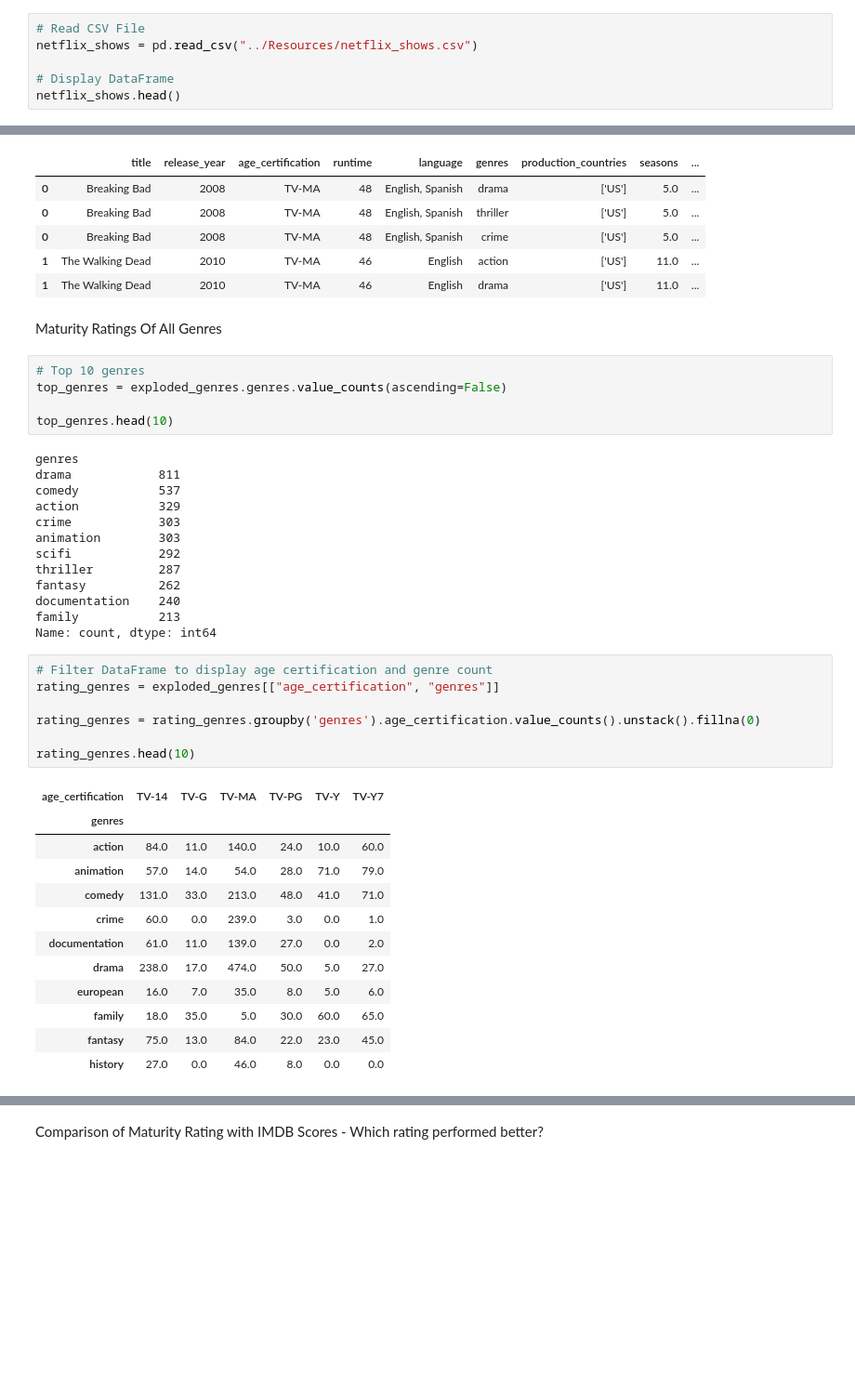
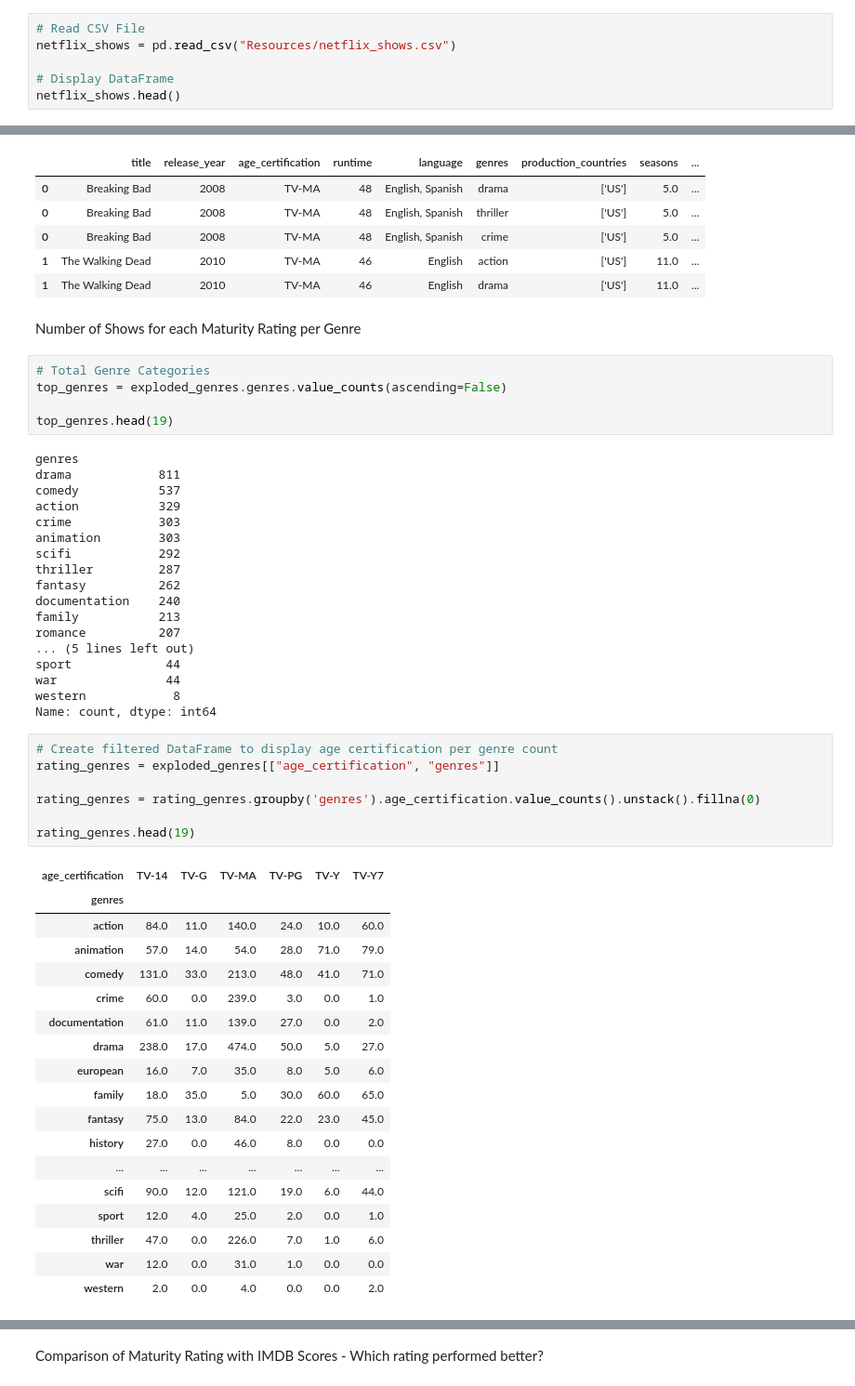
Before and after one commit to NidaB-C/NetflixEDA, a Jupyter notebook: 04_maturity_ratings.ipynb, the cells around one changed output, grey strips where cells are left out. Shown at 93% size. Drawn from its saved outputs; the diff is of its cells as text; blank space fills up the shorter version.

```diff
--- a/04_maturity_ratings.ipynb
+++ b/04_maturity_ratings.ipynb
@@ -13,6 +13,6 @@ import numpy
 # %%
 # Read CSV File
-netflix_shows = pd.read_csv("../Resources/netflix_shows.csv")
+netflix_shows = pd.read_csv("Resources/netflix_shows.csv")
 
 # Display DataFrame
 netflix_shows.head()
@@ -52,13 +52,13 @@ exploded_genres.head()
 | 0 | Breaking Bad | 2008 | TV-MA | 48 | English, Spanish | crime | ['US'] | 5.0 | ... |
 | 1 | The Walking Dead | 2010 | TV-MA | 46 | English | action | ['US'] | 11.0 | ... |
 | 1 | The Walking Dead | 2010 | TV-MA | 46 | English | drama | ['US'] | 11.0 | ... |
-# %% [markdown]
-Maturity Ratings Of All Genres
+# %% [markdown]
+Number of Shows for each Maturity Rating per Genre
 # %%
-# Top 10 genres
+# Total Genre Categories
 top_genres = exploded_genres.genres.value_counts(ascending=False)
 
-top_genres.head(10)
+top_genres.head(19)
 # %% [output]
 genres
 drama            811
@@ -71,27 +71,38 @@ thriller         287
 fantasy          262
 documentation    240
 family           213
+romance          207
+... (5 lines left out)
+sport             44
+war               44
+western            8
 Name: count, dtype: int64
 # %%
-# Filter DataFrame to display age certification and genre count
+# Create filtered DataFrame to display age certification per genre count
 rating_genres = exploded_genres[["age_certification", "genres"]]
 
 rating_genres = rating_genres.groupby('genres').age_certification.value_counts().unstack().fillna(0)
 
-rating_genres.head(10)
+rating_genres.head(19)
 # %% [output]
 | age_certification | TV-14 | TV-G | TV-MA | TV-PG | TV-Y | TV-Y7 |
 | genres |  |  |  |  |  |  |
 | action | 84.0 | 11.0 | 140.0 | 24.0 | 10.0 | 60.0 |
 | animation | 57.0 | 14.0 | 54.0 | 28.0 | 71.0 | 79.0 |
 | comedy | 131.0 | 33.0 | 213.0 | 48.0 | 41.0 | 71.0 |
 | crime | 60.0 | 0.0 | 239.0 | 3.0 | 0.0 | 1.0 |
 | documentation | 61.0 | 11.0 | 139.0 | 27.0 | 0.0 | 2.0 |
 | drama | 238.0 | 17.0 | 474.0 | 50.0 | 5.0 | 27.0 |
 | european | 16.0 | 7.0 | 35.0 | 8.0 | 5.0 | 6.0 |
 | family | 18.0 | 35.0 | 5.0 | 30.0 | 60.0 | 65.0 |
 | fantasy | 75.0 | 13.0 | 84.0 | 22.0 | 23.0 | 45.0 |
 | history | 27.0 | 0.0 | 46.0 | 8.0 | 0.0 | 0.0 |
+| ... | ... | ... | ... | ... | ... | ... |
+| scifi | 90.0 | 12.0 | 121.0 | 19.0 | 6.0 | 44.0 |
+| sport | 12.0 | 4.0 | 25.0 | 2.0 | 0.0 | 1.0 |
+| thriller | 47.0 | 0.0 | 226.0 | 7.0 | 1.0 | 6.0 |
+| war | 12.0 | 0.0 | 31.0 | 1.0 | 0.0 | 0.0 |
+| western | 2.0 | 0.0 | 4.0 | 0.0 | 0.0 | 2.0 |
 # %%
 # Configure stacked bar chart
 colors = plt.cm.Reds(np.linspace(0, 1, 10))
```
Also changed, not shown: parts of 27 cells of this notebook, 4 other files.
